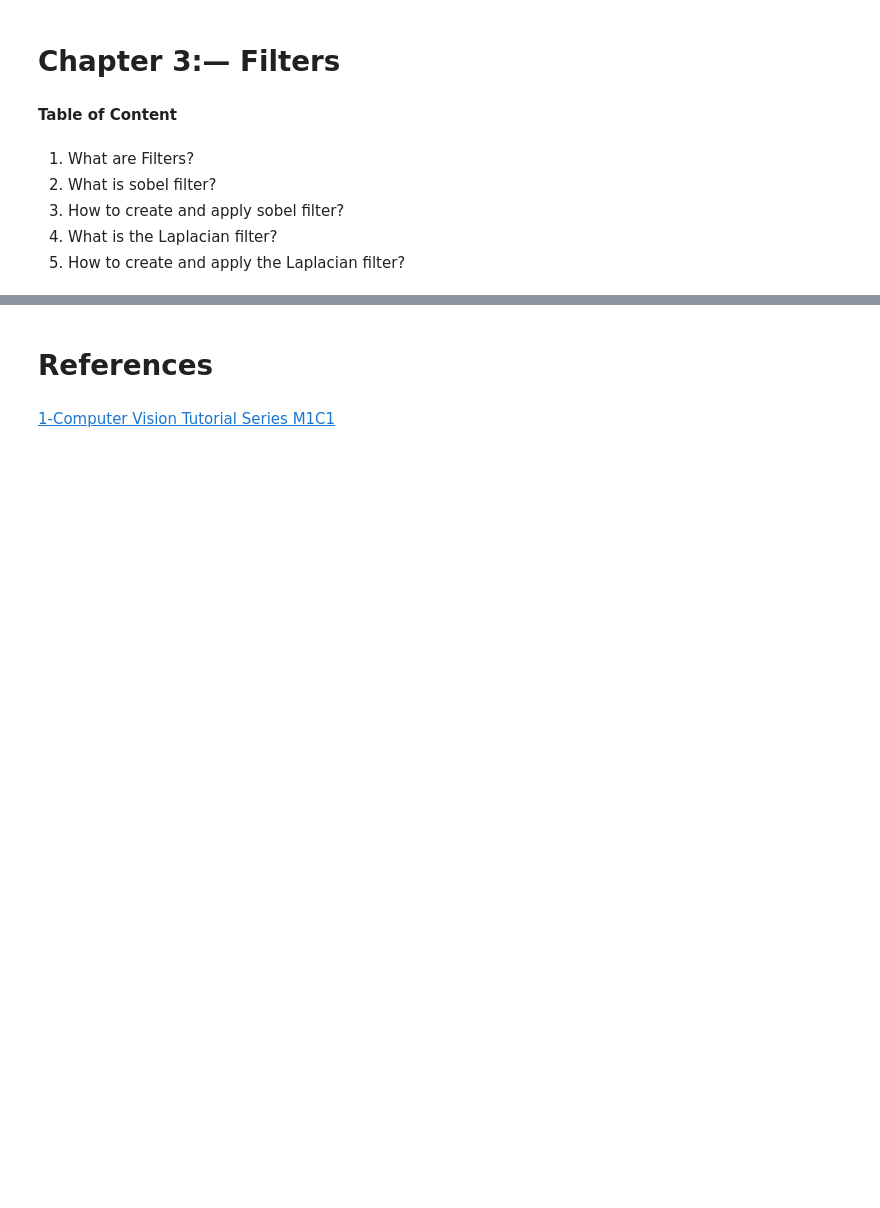
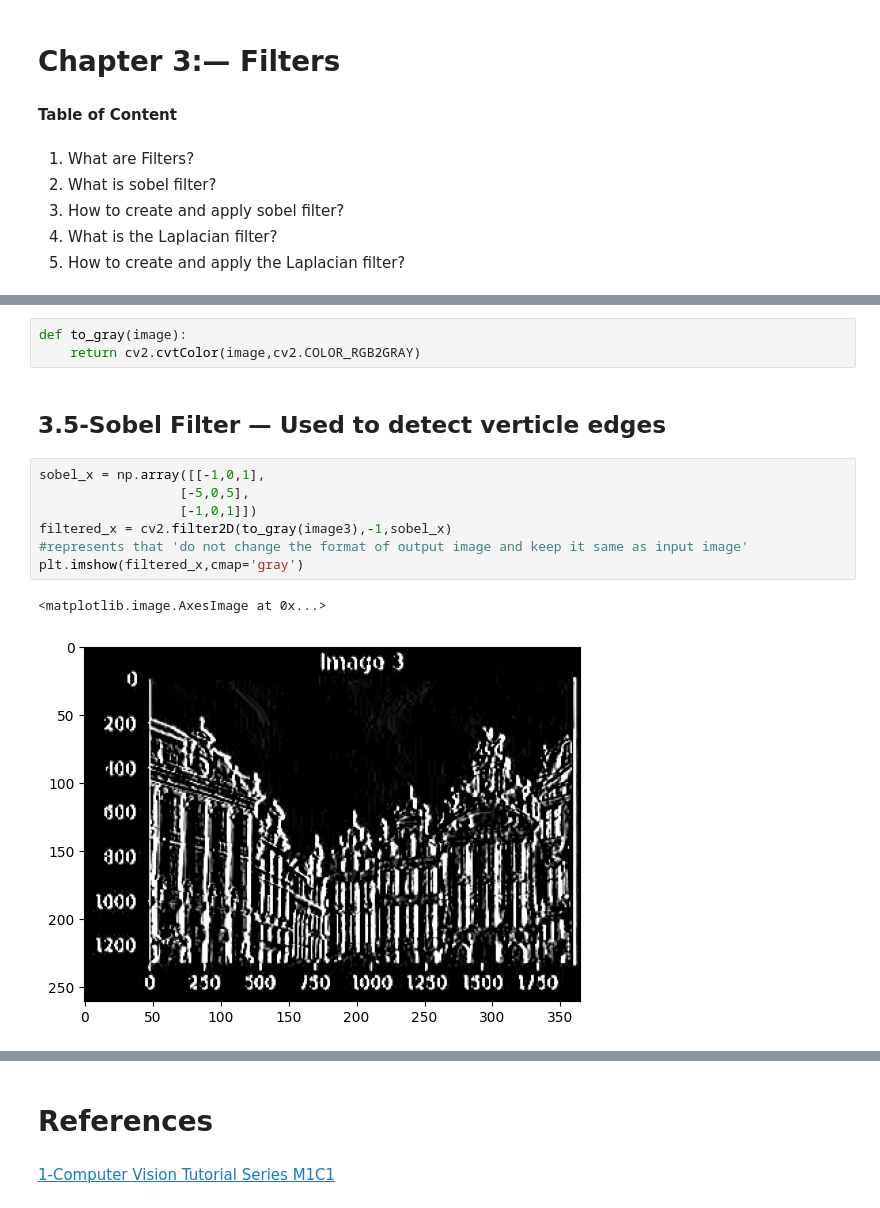
Before and after one commit to dr-mushtaq/Computer-Vision, a Jupyter notebook: Introduction_to_Computer_Vision.ipynb, the cells around one changed output, grey strips where cells are left out. Saved outputs shown, nothing was run; the diff lists cells and outputs as text; blank space fills up the shorter version.

```diff
--- a/Introduction_to_Computer_Vision.ipynb
+++ b/Introduction_to_Computer_Vision.ipynb
@@ -217,0 +239,15 @@ BG_replacement
+# %%
+def to_gray(image):
+    return cv2.cvtColor(image,cv2.COLOR_RGB2GRAY)
+# %% [markdown]
+## **3.5-Sobel Filter — Used to detect verticle edges**
+# %%
+sobel_x = np.array([[-1,0,1],
+                  [-5,0,5],
+                  [-1,0,1]])
+filtered_x = cv2.filter2D(to_gray(image3),-1,sobel_x)
+#represents that 'do not change the format of output image and keep it same as input image'
+plt.imshow(filtered_x,cmap='gray')
+# %% [output]
+<matplotlib.image.AxesImage at 0x...>
+[figure, added]
```
Also changed, not shown: parts of 9 cells of this notebook.
